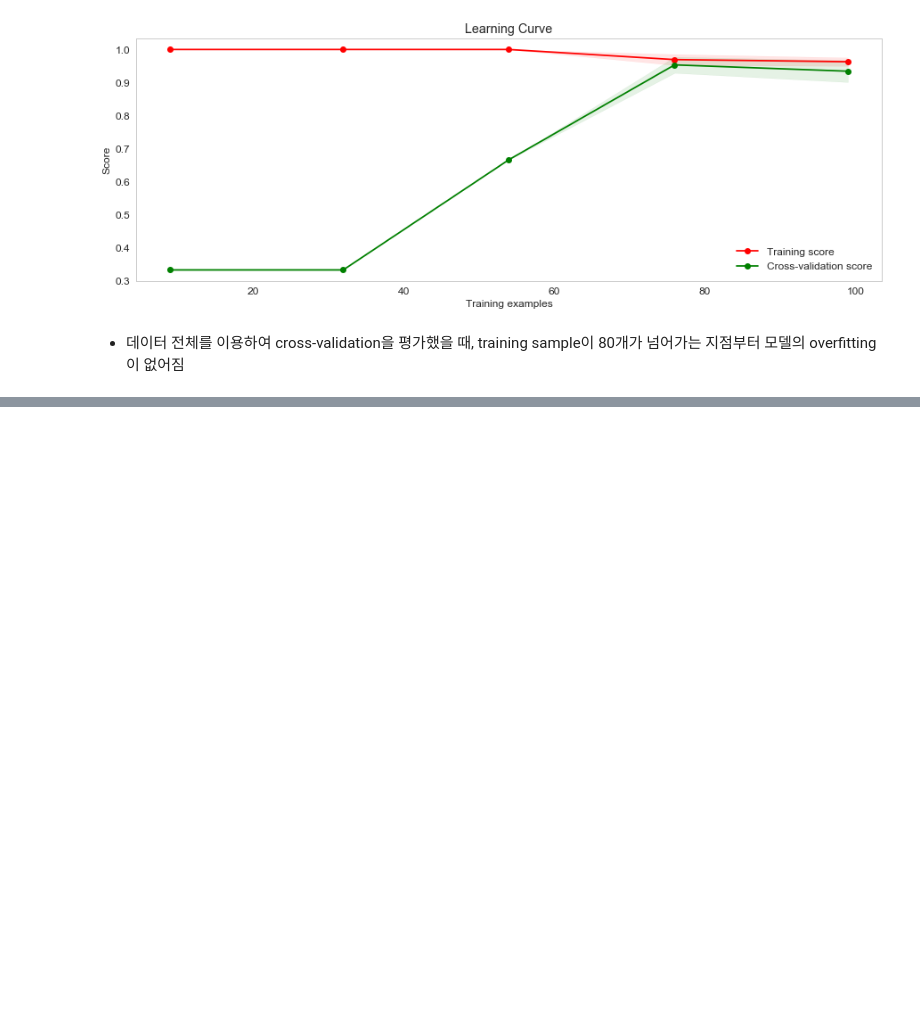
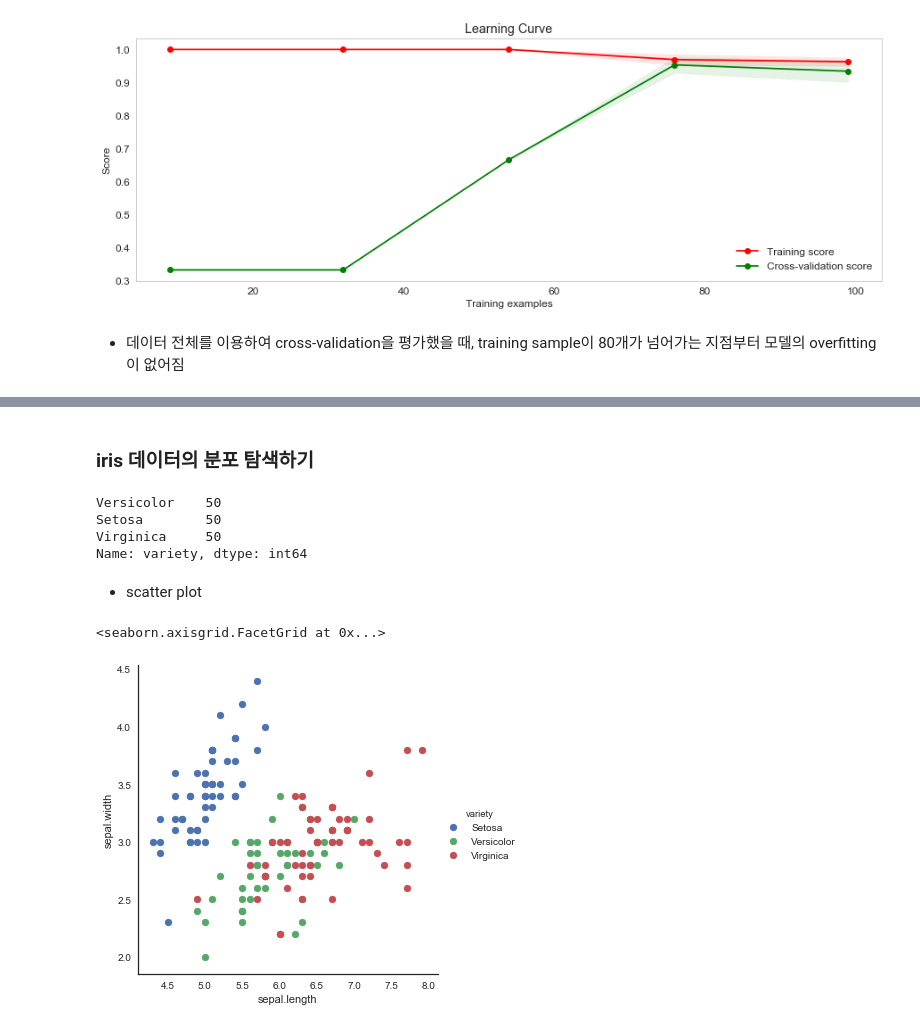
Before and after one commit to fastcampus-PPC/python-programming-camp, a Jupyter notebook: 07-Visualization/07-2-EDAprocessing.ipynb, the cells around one changed output, grey strips where cells are left out. Saved outputs shown, nothing was run; the diff lists cells and outputs as text; code cells hidden in the pictures; blank space fills up the shorter version.

```diff
--- a/07-Visualization/07-2-EDAprocessing.ipynb
+++ b/07-Visualization/07-2-EDAprocessing.ipynb
@@ -494,0 +501,7 @@ plt.show()
+# %%
+import pandas as pd
+import matplotlib.pyplot as plt
+import seaborn as sns
+sns.set(style='white', color_codes=True)
+
+iris = pd.read_csv('iris.csv')
@@ -494,0 +517,18 @@ plt.show()
+# %% [markdown]
+### iris 데이터의 분포 탐색하기
+# %%
+iris['variety'].value_counts()
+# %% [output]
+Versicolor    50
+Setosa        50
+Virginica     50
+Name: variety, dtype: int64
+# %% [markdown]
+- scatter plot
+# %%
+sns.FacetGrid(iris, hue='variety',size=5)\
+.map(plt.scatter, 'sepal.length','sepal.width')\
+.add_legend()
+# %% [output]
+<seaborn.axisgrid.FacetGrid at 0x...>
+[figure, added]
```
Also changed, not shown: parts of 18 cells of this notebook, 1 other file.
